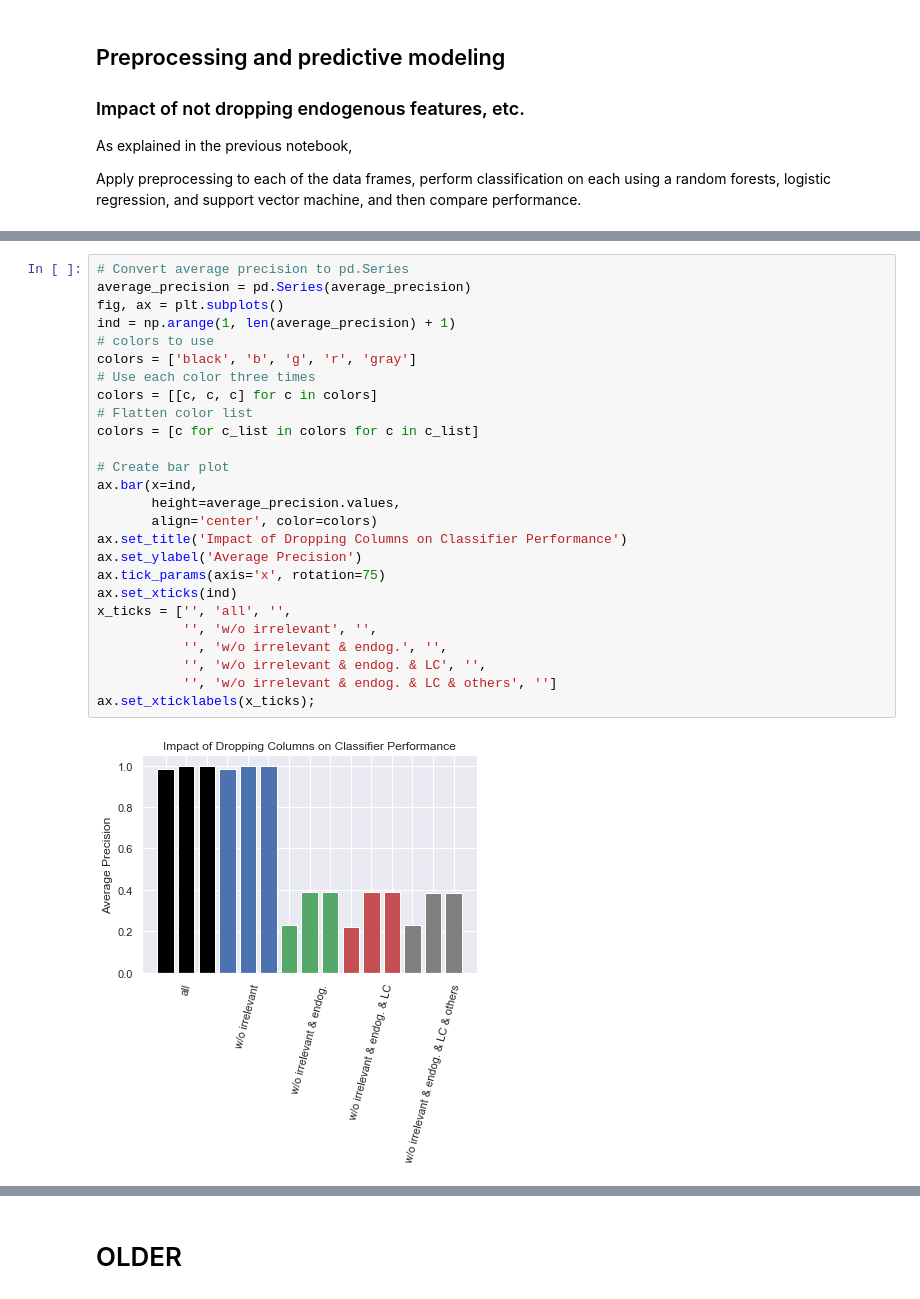
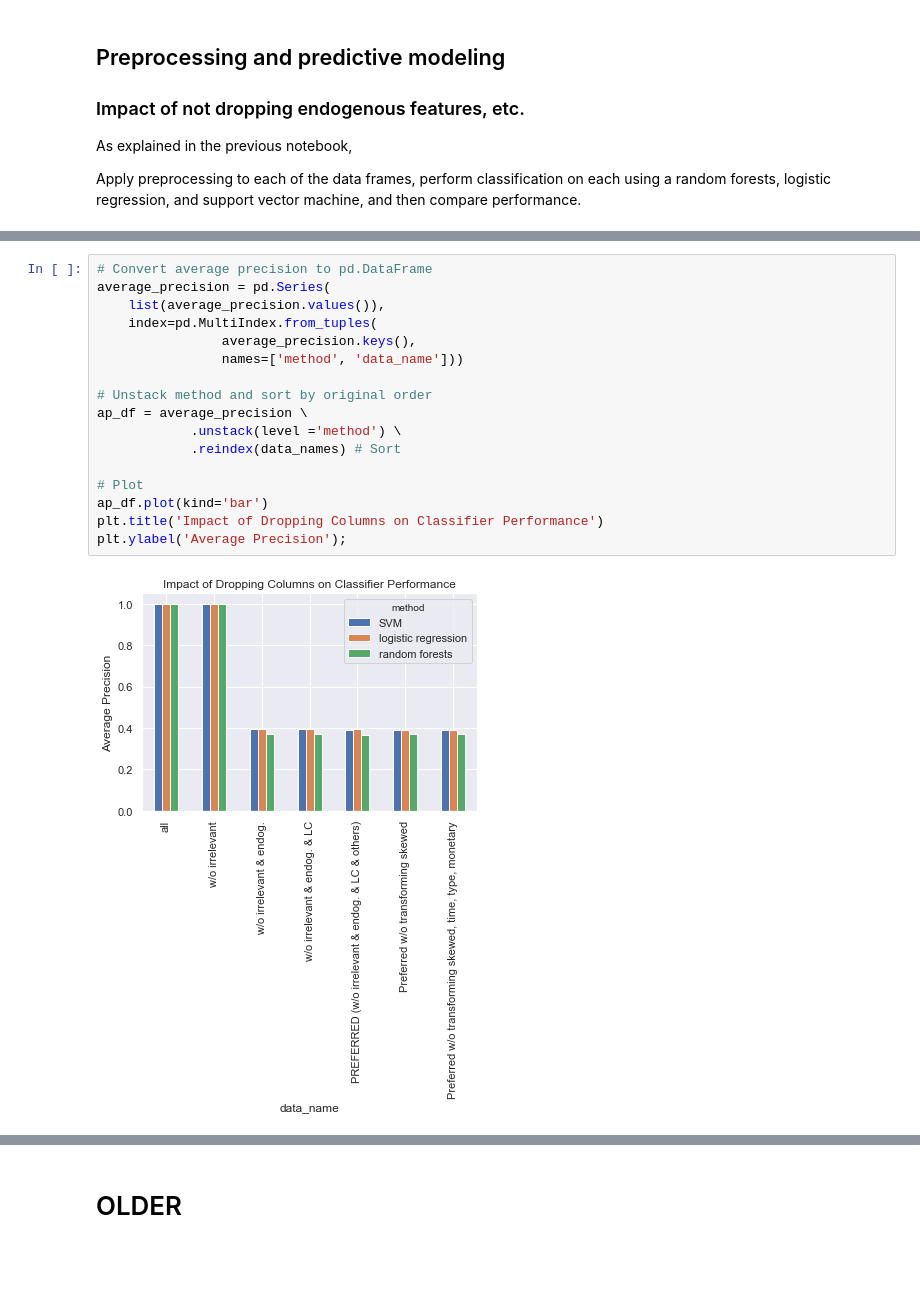
Before and after one commit to tloeber/Springboard, a Jupyter notebook: capstone_lending_club/2_modeling.ipynb, the cells around one changed output, grey strips where cells are left out. Drawn from its saved outputs; the diff is of its cells as text; blank space fills up the shorter version.

Commit message:
Adds explanations and removes feature subset without any variables dropped for missing, because it may be misleading.
Reason: Contains somme unidentified endogenous variables.

```diff
--- a/capstone_lending_club/2_modeling.ipynb
+++ b/capstone_lending_club/2_modeling.ipynb
@@ -1098,29 +1117,20 @@ Normalized monetary quantities by income
-# %%
-# Convert average precision to pd.Series
-average_precision = pd.Series(average_precision)
-fig, ax = plt.subplots()
-ind = np.arange(1, len(average_precision) + 1)
-# colors to use
-colors = ['black', 'b', 'g', 'r', 'gray']
-# Use each color three times
-colors = [[c, c, c] for c in colors]
-# Flatten color list
-colors = [c for c_list in colors for c in c_list]
-
-# Create bar plot
-ax.bar(x=ind,
-       height=average_precision.values,
-       align='center', color=colors)
-ax.set_title('Impact of Dropping Columns on Classifier Performance')
-ax.set_ylabel('Average Precision')
-ax.tick_params(axis='x', rotation=75)
-ax.set_xticks(ind)
-x_ticks = ['', 'all', '',
-           '', 'w/o irrelevant', '',
-           '', 'w/o irrelevant & endog.', '',
-           '', 'w/o irrelevant & endog. & LC', '',
-           '', 'w/o irrelevant & endog. & LC & others', '']
-ax.set_xticklabels(x_ticks);
-# %% [output]
-[figure, removed]
+# %%
+# Convert average precision to pd.DataFrame
+average_precision = pd.Series(
+    list(average_precision.values()),
+    index=pd.MultiIndex.from_tuples(
+                average_precision.keys(),
+                names=['method', 'data_name']))
+
+# Unstack method and sort by original order
+ap_df = average_precision \
+            .unstack(level ='method') \
+            .reindex(data_names) # Sort
+
+# Plot
+ap_df.plot(kind='bar')
+plt.title('Impact of Dropping Columns on Classifier Performance')
+plt.ylabel('Average Precision');
+# %% [output]
+[figure, added]
 # %% [markdown]
```
Also changed, not shown: parts of 9 cells of this notebook.
